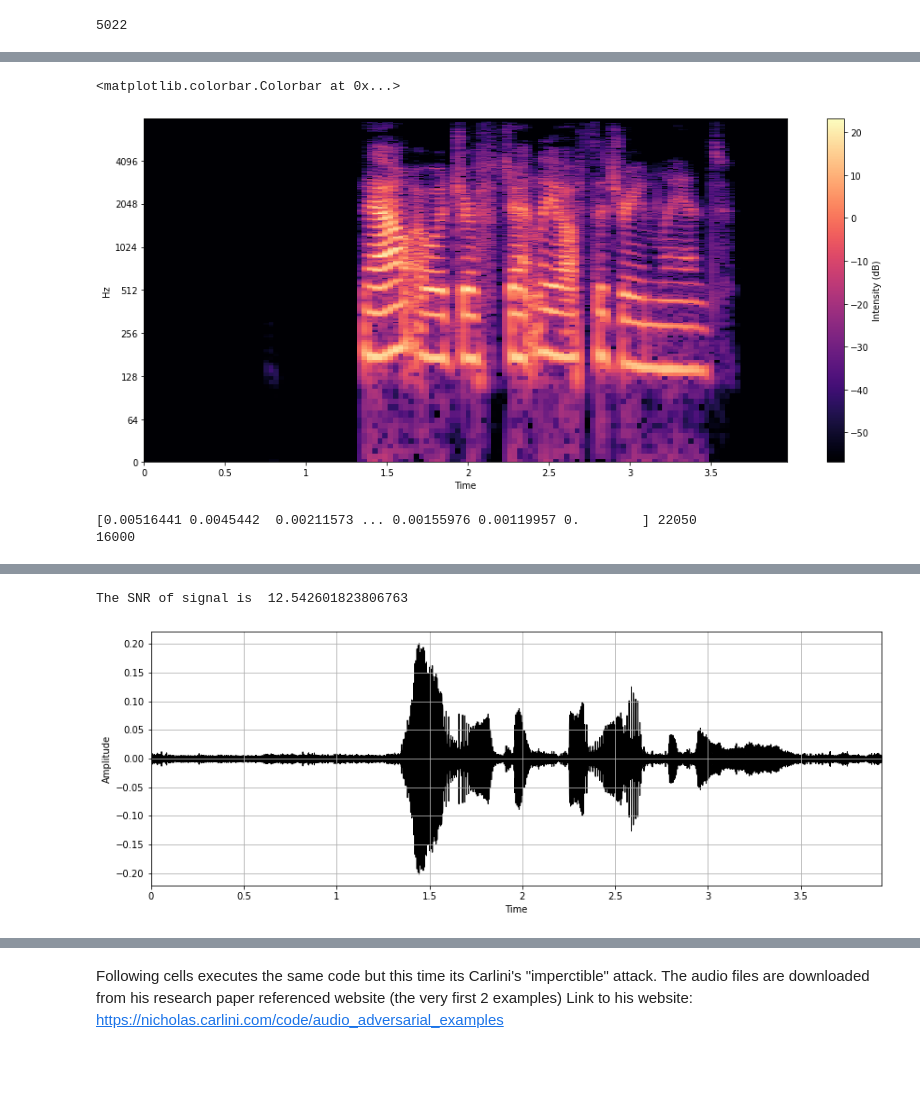
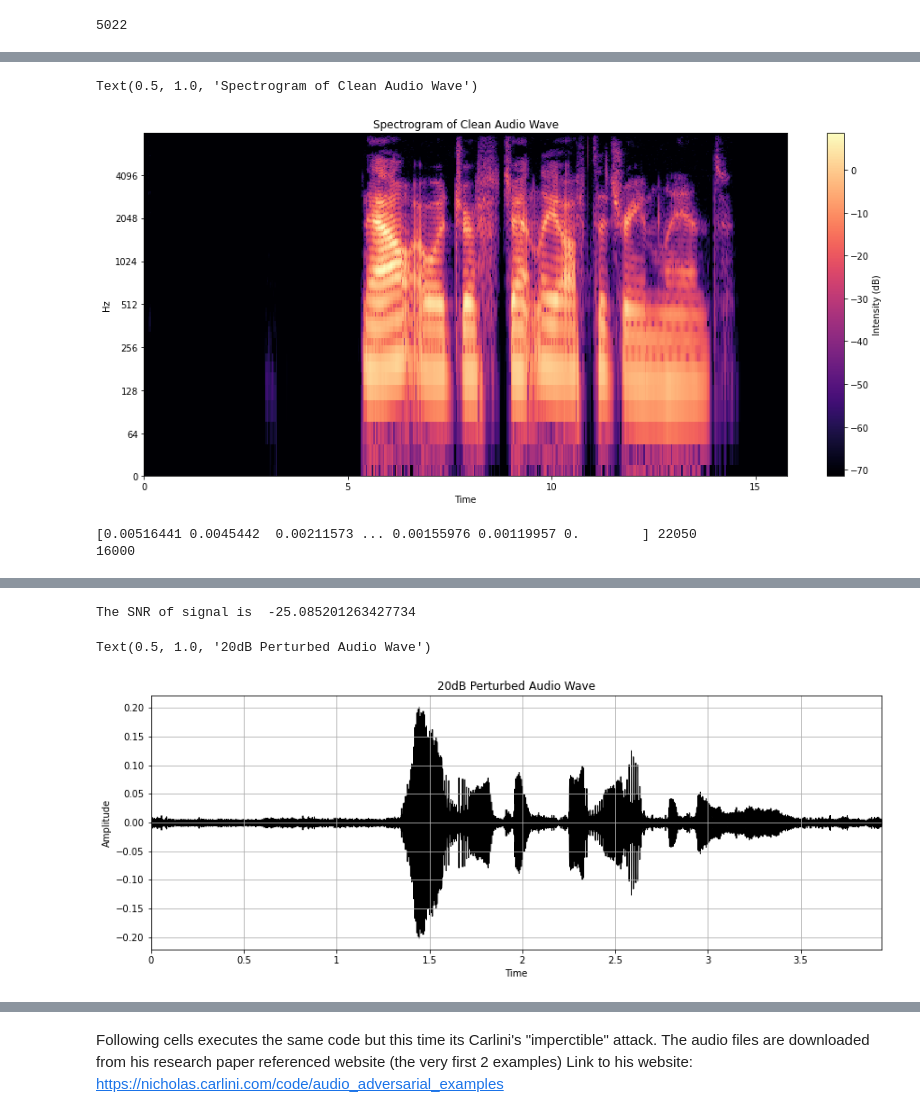
Before and after one commit to moeed17/AudioSignal_Perturbation_Analysis, a Jupyter notebook: Audio_Analysis.ipynb, the cells around one changed output, grey strips where cells are left out. Drawn from its saved outputs; the diff is of its cells as text; code cells hidden in the pictures; blank space fills up the shorter version.

```diff
--- a/Audio_Analysis.ipynb
+++ b/Audio_Analysis.ipynb
@@ -56,10 +56,10 @@ print(plt.style.available)
 plt.style.use('seaborn-dark-palette')
 # %%
 clean_audio_data = '/content/drive/MyDrive/Audio_Analysis/20db_clean.wav'
-x , sr = librosa.load(clean_audio_data)
-print(x, sr)
+Clean_Data , sr = librosa.load(clean_audio_data)
+print(Clean_Data, sr)
 
-x,sr = librosa.load(clean_audio_data, sr=None)
+Clean_Data,sr = librosa.load(clean_audio_data, sr=None)
 
 print(sr)
 # %% [output]
@@ -128,19 +166,30 @@ plt.show()
 # %%
-X = librosa.stft(x)
-Xdb = librosa.amplitude_to_db(abs(X))
+#This portion as well to some extent is credited to Hammad
+#plotting spectrogram of clean audio wave
+
+n_fft = 512
+hop_length = 128
+win_length = 256
+window = 'hann'
+
+CleanSTFT = librosa.stft(Clean_Data, n_fft=n_fft, hop_length=hop_length, win_length=win_length, window=window)
+Clean_Data_db = librosa.amplitude_to_db(abs(CleanSTFT))
+
+
 plt.figure(figsize=(16, 7))
-librosa.display.specshow(Xdb, sr=sr, x_axis='time', y_axis='log')
+librosa.display.specshow(Clean_Data_db, sr=sr, x_axis='time', y_axis='log')
 plt.colorbar(label="Intensity (dB)")
+plt.title('Spectrogram of Clean Audio Wave')
 # %% [output]
-<matplotlib.colorbar.Colorbar at 0x...>
+Text(0.5, 1.0, 'Spectrogram of Clean Audio Wave')
-[figure, old version]
+[figure, new version]
 # %%
 #Same code but passing the perturbed Audio Files
 perturbed_audio_data = '/content/drive/MyDrive/Audio_Analysis/20db_perturbed.wav'
-y , SR = librosa.load(perturbed_audio_data)
-print(y,SR)
+Perturbed_Data , SR = librosa.load(perturbed_audio_data)
+print(Perturbed_Data,SR)
 
-y,SR = librosa.load(perturbed_audio_data, sr=None)
+Perturbed_Data,SR = librosa.load(perturbed_audio_data, sr=None)
 
 print(SR)
 # %% [output]
@@ -152,24 +201,26 @@ ipd.Audio(perturbed_audio_data)
 [interactive output not drawn]
 # %%
 #Calulating SNR of Singal
+#This function is again credited to Hammad
 
-def calculate_snr(original, noisy):
-    #original = np.asarray(original)
-    #noisy = np.asarray(noisy)
-    original_power = np.mean(original ** 2)
-    noise_power = np.mean((original - noisy) ** 2)
-    snr = 10 * np.log10(original_power / noise_power)
+def Metricsnr(original, noisy):
+    original_power = 20 * np.log10(np.mean(original ** 2))
+    noise_power = 20 * np.log10(np.mean((original - noisy) ** 2))
+    snr = noise_power - original_power
     return snr
-SNR=calculate_snr(x,y)
+
+SNR=Metricsnr(Clean_Data,Perturbed_Data)
 print("The SNR of signal is ", SNR)
 # %% [output]
-The SNR of signal is  12.542601823806763
+The SNR of signal is  -25.085201263427734
 # %%
 %matplotlib inline
 plt.figure(figsize=(14, 5))
-librosa.display.waveplot(y, sr=SR, color="black")
+librosa.display.waveplot(Perturbed_Data, sr=SR, color="black")
 plt.ylabel("Amplitude")
 plt.grid()
+plt.title('20dB Perturbed Audio Wave')
 # %% [output]
+Text(0.5, 1.0, '20dB Perturbed Audio Wave')
-[figure, old version]
+[figure, new version]
 # %%
```
Also changed, not shown: parts of 7 cells of this notebook.
